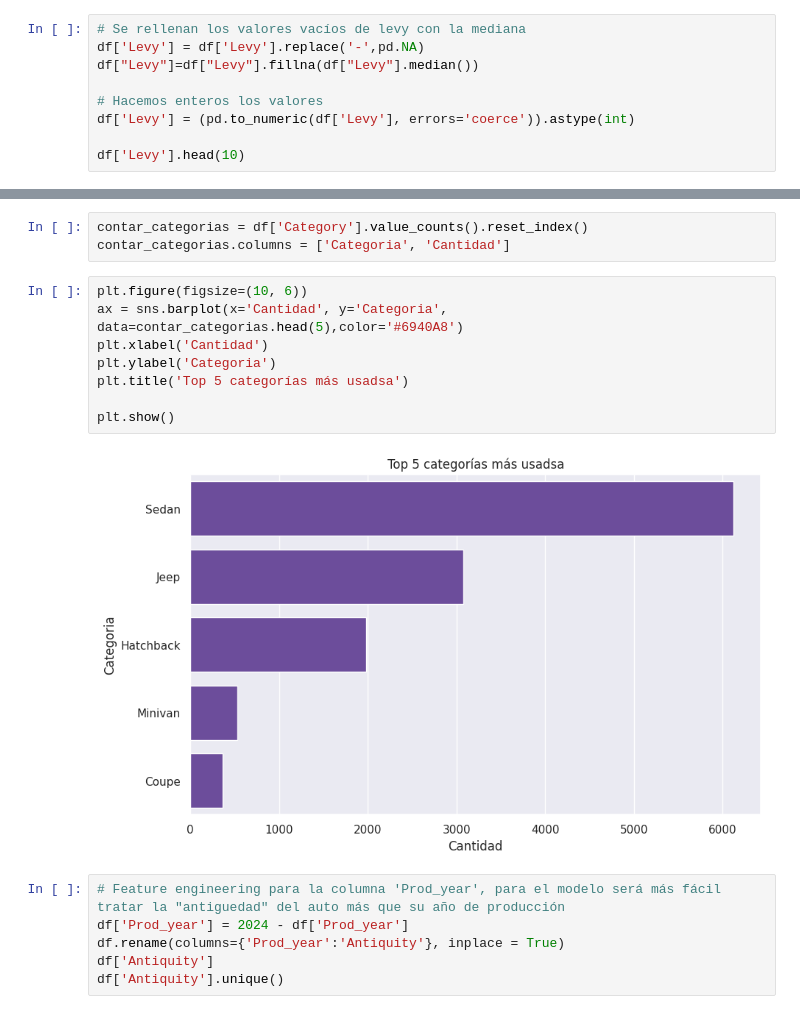
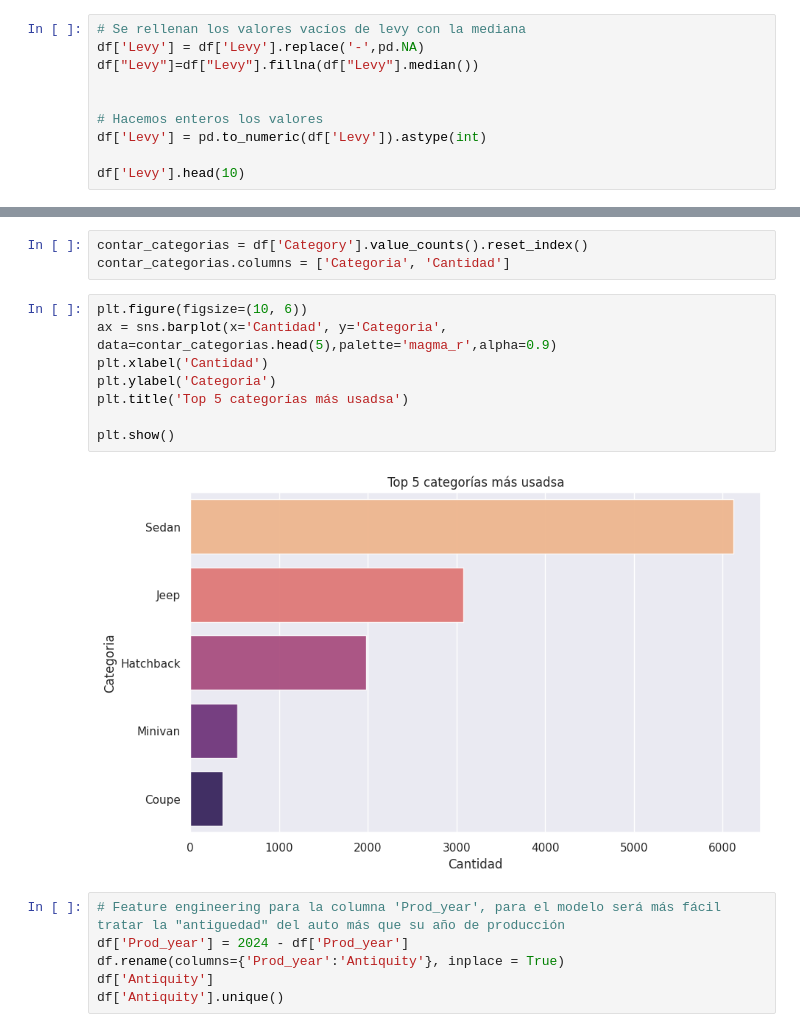
Before and after one commit to JotaLeutgeb/proyectofinalDS1, a Jupyter notebook: Car_Prediction/Main.ipynb, the cells around one changed output, grey strips where cells are left out. Cells and saved outputs as stored; diff of their text form.

```diff
--- a/Car_Prediction/Main.ipynb
+++ b/Car_Prediction/Main.ipynb
@@ -242,8 +327,9 @@ Name: Levy, Length: 559, dtype: int64
 df['Levy'] = df['Levy'].replace('-',pd.NA)
 df["Levy"]=df["Levy"].fillna(df["Levy"].median())
 
+
 # Hacemos enteros los valores
-df['Levy'] = (pd.to_numeric(df['Levy'], errors='coerce')).astype(int)
+df['Levy'] = pd.to_numeric(df['Levy']).astype(int)
 
 df['Levy'].head(10)
 # %% [output]
@@ -711,14 +799,14 @@ contar_categorias = df['Category'].value_counts().reset_index()
 contar_categorias.columns = ['Categoria', 'Cantidad']
 # %%
 plt.figure(figsize=(10, 6))
-ax = sns.barplot(x='Cantidad', y='Categoria', data=contar_categorias.head(5),color='#6940A8')
+ax = sns.barplot(x='Cantidad', y='Categoria', data=contar_categorias.head(5),palette='magma_r',alpha=0.9)
 plt.xlabel('Cantidad')
 plt.ylabel('Categoria')
 plt.title('Top 5 categorías más usadsa')
 
 plt.show()
 # %% [output]
-[figure, old version]
+[figure, new version]
 # %%
 # Feature engineering para la columna 'Prod_year', para el modelo será más fácil tratar la "antiguedad" del auto más que su año de producción
 df['Prod_year'] = 2024 - df['Prod_year']
```
Also changed, not shown: parts of 56 cells of this notebook.
